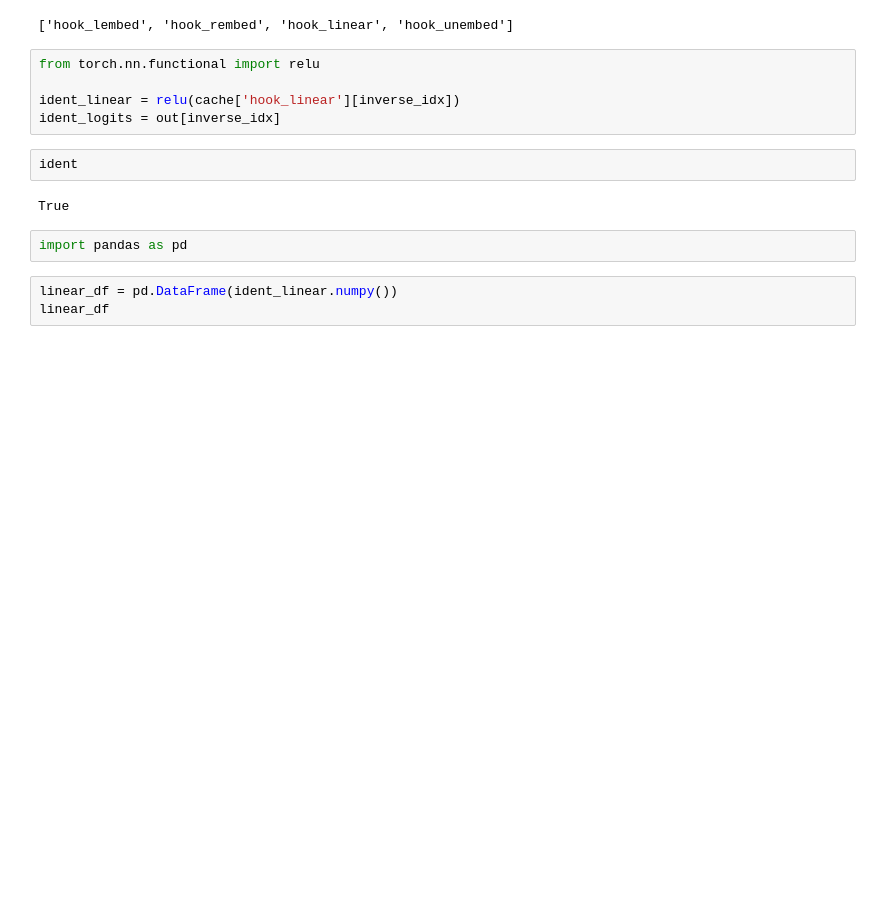
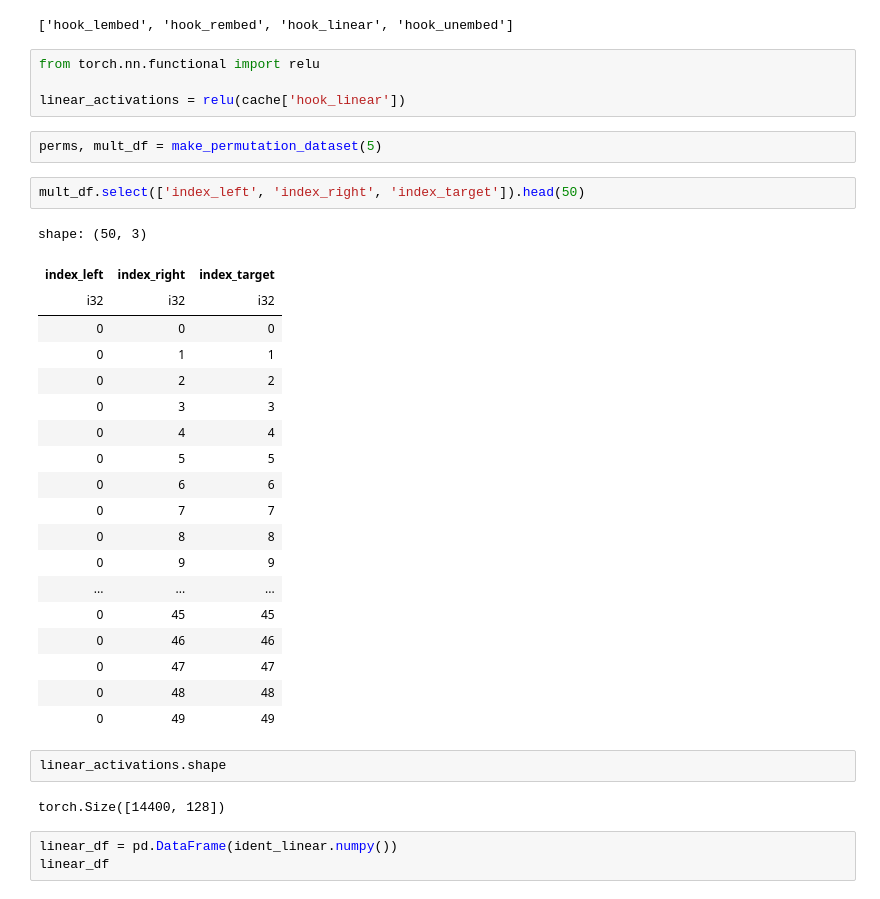
Before and after one commit to dashstander/sn-grok, a Jupyter notebook: mlp_vis.ipynb, the cells around one changed output. Saved outputs shown, nothing was run; the diff lists cells and outputs as text; blank space fills up the shorter version.

```diff
--- a/mlp_vis.ipynb
+++ b/mlp_vis.ipynb
@@ -337,14 +332,35 @@ list(cache.keys())
 # %%
 from torch.nn.functional import relu
 
-ident_linear = relu(cache['hook_linear'][inverse_idx])
-ident_logits = out[inverse_idx]
+linear_activations = relu(cache['hook_linear'])
 # %%
-ident
+perms, mult_df = make_permutation_dataset(5)
-# %% [output]
-True
+# %%
+mult_df.select(['index_left', 'index_right', 'index_target']).head(50)
+# %% [output]
+shape: (50, 3)
+| index_left | index_right | index_target |
+| i32 | i32 | i32 |
+| 0 | 0 | 0 |
+| 0 | 1 | 1 |
+| 0 | 2 | 2 |
+| 0 | 3 | 3 |
+| 0 | 4 | 4 |
+| 0 | 5 | 5 |
+| 0 | 6 | 6 |
+| 0 | 7 | 7 |
+| 0 | 8 | 8 |
+| 0 | 9 | 9 |
+| ... | ... | ... |
+| 0 | 45 | 45 |
+| 0 | 46 | 46 |
+| 0 | 47 | 47 |
+| 0 | 48 | 48 |
+| 0 | 49 | 49 |
 # %%
-import pandas as pd
+linear_activations.shape
+# %% [output]
+torch.Size([14400, 128])
 # %%
 linear_df = pd.DataFrame(ident_linear.numpy())
 linear_df
```
Also changed, not shown: parts of 1 cell of this notebook, 2 other files.
